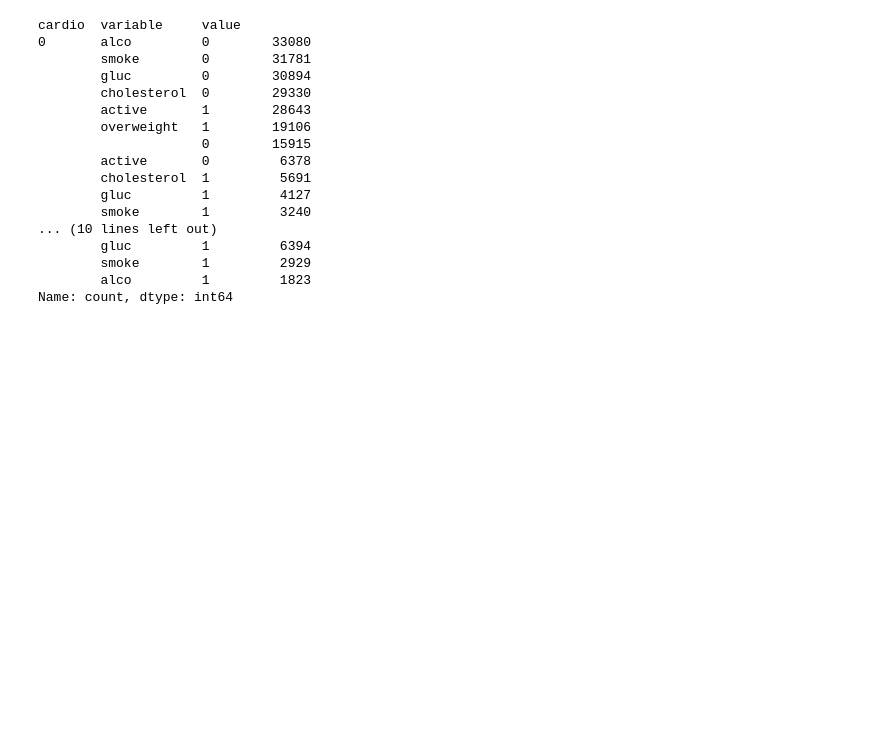
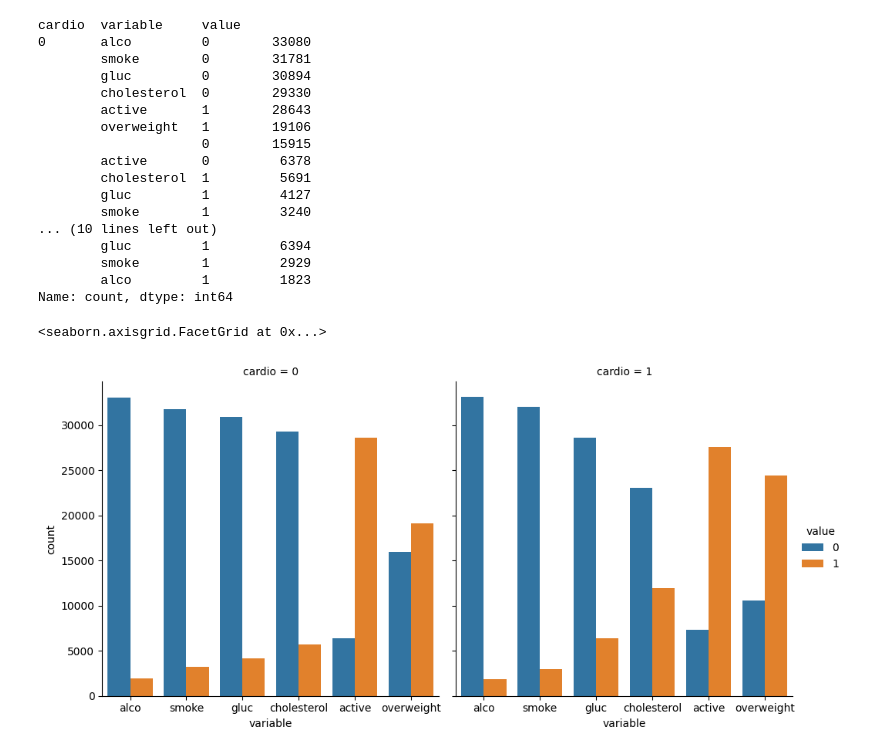
Before and after one commit to Kyo-Fox22/boilerplate-medical-data-visualizer, a Jupyter notebook: test.ipynb, the cells around one changed output. Drawn from its saved outputs; the diff is of its cells as text; code cells hidden in the pictures; blank space fills up the shorter version.

```diff
--- a/test.ipynb
+++ b/test.ipynb
@@ -50,7 +50,9 @@ df_cat.head()
 | 3 | 1 | cholesterol | 0 |
 | 4 | 0 | cholesterol | 0 |
 # %%
-df_cat.groupby('cardio').value_counts()
+# 6
+df_cat = df_cat.groupby('cardio').value_counts()
+df_cat
 # %% [output]
 cardio  variable     value
 0       alco         0        33080
@@ -69,3 +71,9 @@ cardio  variable     value
         smoke        1         2929
         alco         1         1823
 Name: count, dtype: int64
+# %%
+#7
+sns.catplot(df_cat.reset_index(name = 'count'), x='variable', y='count', hue='value', col='cardio', kind='bar')
+# %% [output]
+<seaborn.axisgrid.FacetGrid at 0x...>
+[figure, added]
```
Also changed, not shown: parts of 8 cells of this notebook.
